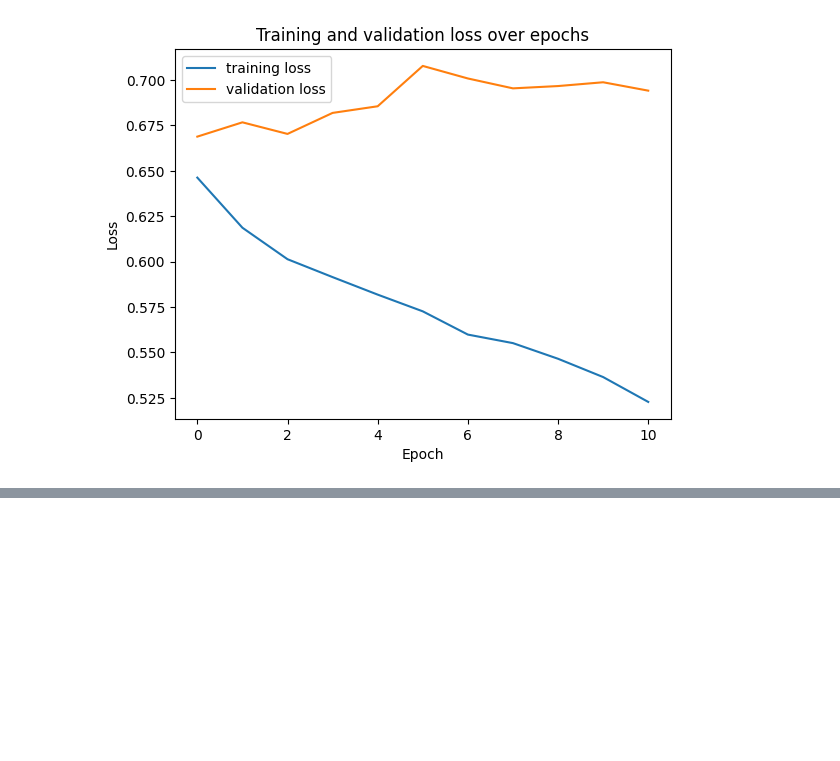
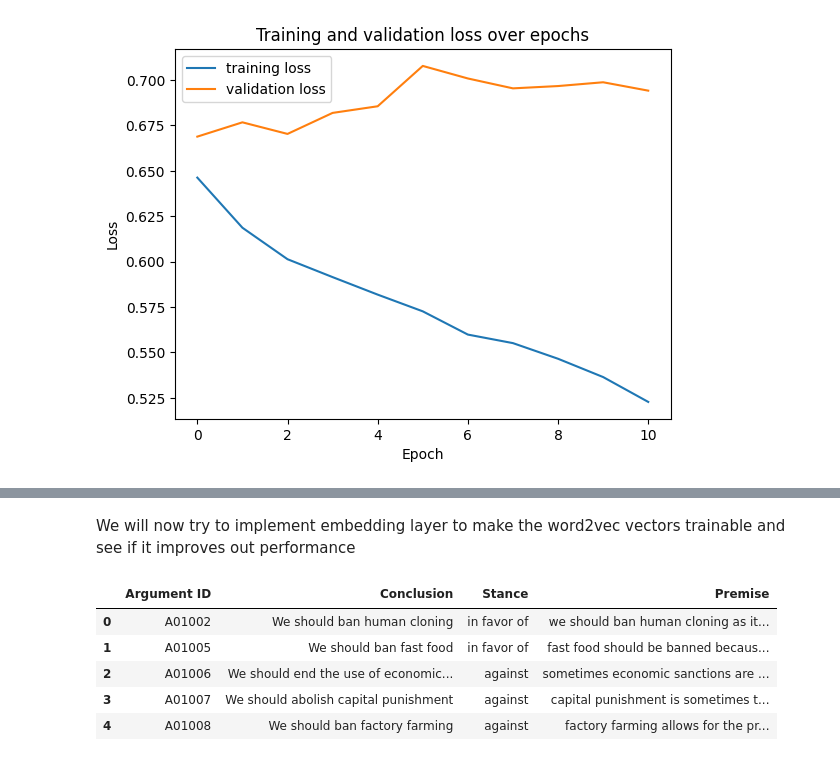
Before and after one commit to Slebbon/TXA-Group-6, a Jupyter notebook: lstm_gridsearch.ipynb, the cells around one changed output, grey strips where cells are left out. Saved outputs shown, nothing was run; the diff lists cells and outputs as text; code cells hidden in the pictures; blank space fills up the shorter version.

Commit message:
cleaning up the notebooks and trying embedding layer on lstm

```diff
--- a/lstm_gridsearch.ipynb
+++ b/lstm_gridsearch.ipynb
@@ -525,0 +519,2 @@ weighted avg       0.63      1.00      0.76      3659
+# %% [markdown]
+We will now try to implement embedding layer to make the word2vec vectors trainable and see if it improves out performance
@@ -525,0 +529,10 @@ weighted avg       0.63      1.00      0.76      3659
+# %%
+df_train = pd.read_csv("arguments-training.tsv", sep = "\t")
+df_train.head()
+# %% [output]
+|  | Argument ID | Conclusion | Stance | Premise |
+| 0 | A01002 | We should ban human cloning | in favor of | we should ban human cloning as it... |
+| 1 | A01005 | We should ban fast food | in favor of | fast food should be banned becaus... |
+| 2 | A01006 | We should end the use of economic... | against | sometimes economic sanctions are ... |
+| 3 | A01007 | We should abolish capital punishment | against | capital punishment is sometimes t... |
+| 4 | A01008 | We should ban factory farming | against | factory farming allows for the pr... |
```
Also changed, not shown: parts of 39 cells of this notebook, 5 other files.
